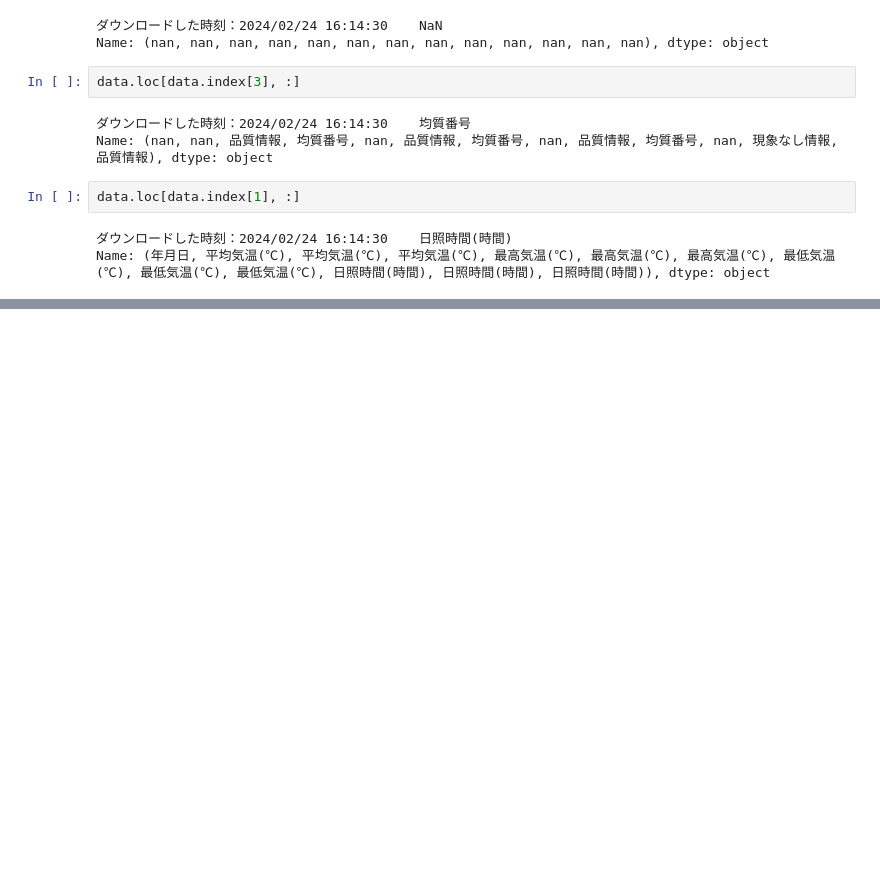
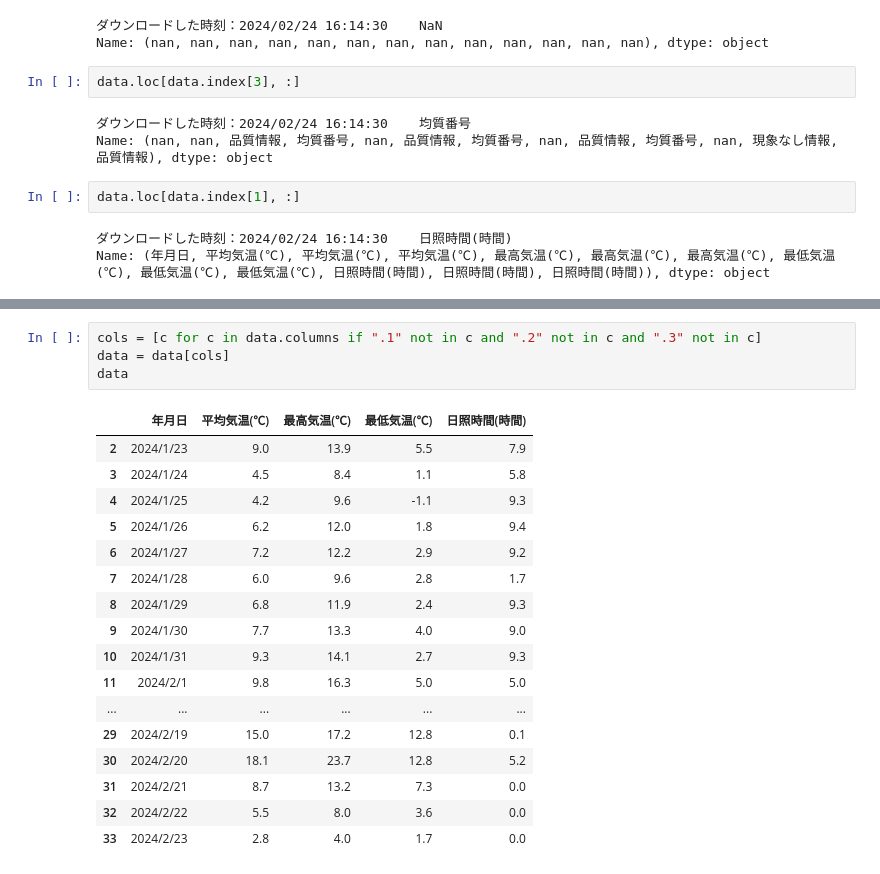
Before and after one commit to KouMurase/sample_streamlit, a Jupyter notebook: vis.ipynb, the cells around one changed output, grey strips where cells are left out. Saved outputs shown, nothing was run; the diff lists cells and outputs as text; blank space fills up the shorter version.

```diff
--- a/vis.ipynb
+++ b/vis.ipynb
@@ -43,3 +51,25 @@ data
 | 31 | 2024/2/21 | 8.7 | 8 | 1 | 13.2 | 8 | 1 | 7.3 | 8 | 1 | ... |
 | 32 | 2024/2/22 | 5.5 | 8 | 1 | 8.0 | 8 | 1 | 3.6 | 8 | 1 | ... |
 | 33 | 2024/2/23 | 2.8 | 8 | 1 | 4.0 | 8 | 1 | 1.7 | 8 | 1 | ... |
+# %%
+cols = [c for c in data.columns if ".1" not in c and ".2" not in c and ".3" not in c]
+data = data[cols]
+data
+# %% [output]
+|  | 年月日 | 平均気温(℃) | 最高気温(℃) | 最低気温(℃) | 日照時間(時間) |
+| 2 | 2024/1/23 | 9.0 | 13.9 | 5.5 | 7.9 |
+| 3 | 2024/1/24 | 4.5 | 8.4 | 1.1 | 5.8 |
+| 4 | 2024/1/25 | 4.2 | 9.6 | -1.1 | 9.3 |
+| 5 | 2024/1/26 | 6.2 | 12.0 | 1.8 | 9.4 |
+| 6 | 2024/1/27 | 7.2 | 12.2 | 2.9 | 9.2 |
+| 7 | 2024/1/28 | 6.0 | 9.6 | 2.8 | 1.7 |
+| 8 | 2024/1/29 | 6.8 | 11.9 | 2.4 | 9.3 |
+| 9 | 2024/1/30 | 7.7 | 13.3 | 4.0 | 9.0 |
+| 10 | 2024/1/31 | 9.3 | 14.1 | 2.7 | 9.3 |
+| 11 | 2024/2/1 | 9.8 | 16.3 | 5.0 | 5.0 |
+| ... | ... | ... | ... | ... | ... |
+| 29 | 2024/2/19 | 15.0 | 17.2 | 12.8 | 0.1 |
+| 30 | 2024/2/20 | 18.1 | 23.7 | 12.8 | 5.2 |
+| 31 | 2024/2/21 | 8.7 | 13.2 | 7.3 | 0.0 |
+| 32 | 2024/2/22 | 5.5 | 8.0 | 3.6 | 0.0 |
+| 33 | 2024/2/23 | 2.8 | 4.0 | 1.7 | 0.0 |
```
Also changed, not shown: parts of 9 cells of this notebook, 2 other files.
